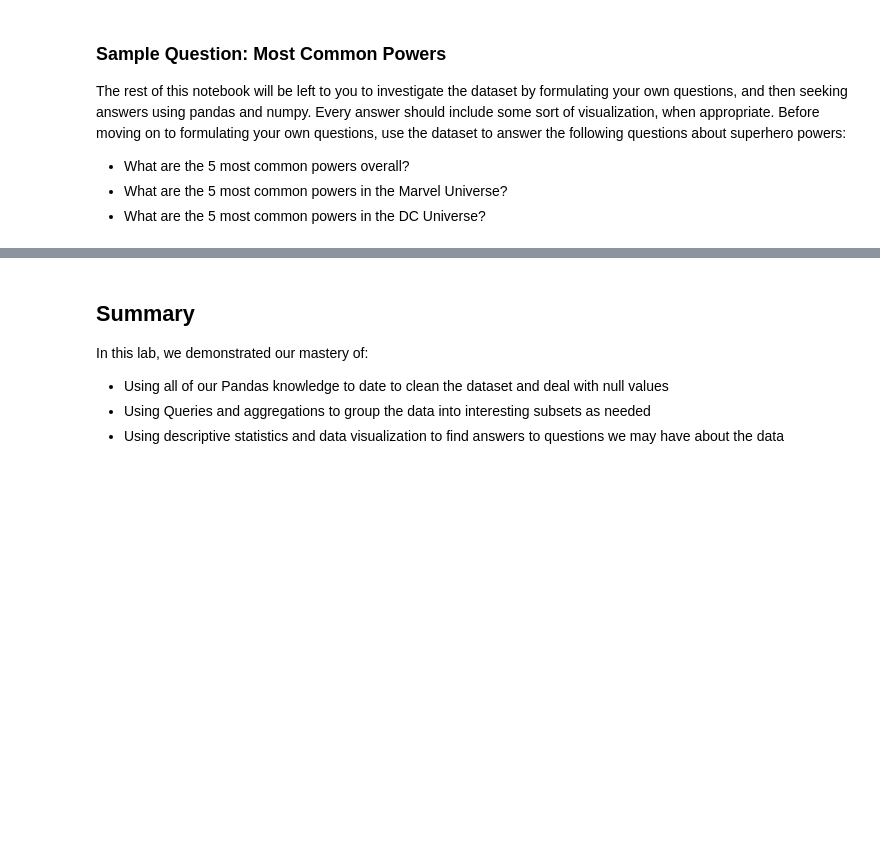
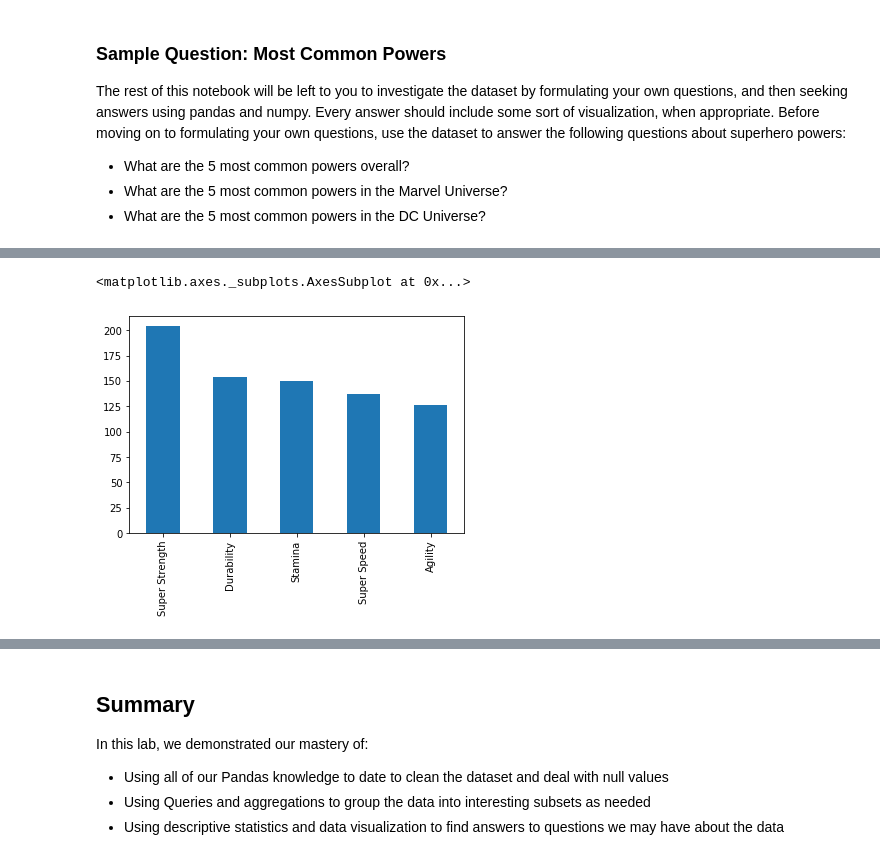
Before and after one commit to Khourdero/dsc-data-cleaning-project-onl01-dtsc-pt-030220, a Jupyter notebook: index.ipynb, the cells around one changed output, grey strips where cells are left out. Drawn from its saved outputs; the diff is of its cells as text; code cells hidden in the pictures; blank space fills up the shorter version.

```diff
--- a/index.ipynb
+++ b/index.ipynb
@@ -281,0 +289,9 @@ The rest of this notebook will be left to you to investigate the dataset by form
+# %%
+marvel_universe_df = joined_df.loc[joined_df['Publisher'] == 'Marvel Comics']
+
+top_5_marvel_powers = marvel_universe_df.iloc[:, 9:].sum().sort_values(ascending = False).head()
+
+top_5_marvel_powers.plot.bar()
+# %% [output]
+<matplotlib.axes._subplots.AxesSubplot at 0x...>
+[figure, added]
```
Also changed, not shown: parts of 13 cells of this notebook.
